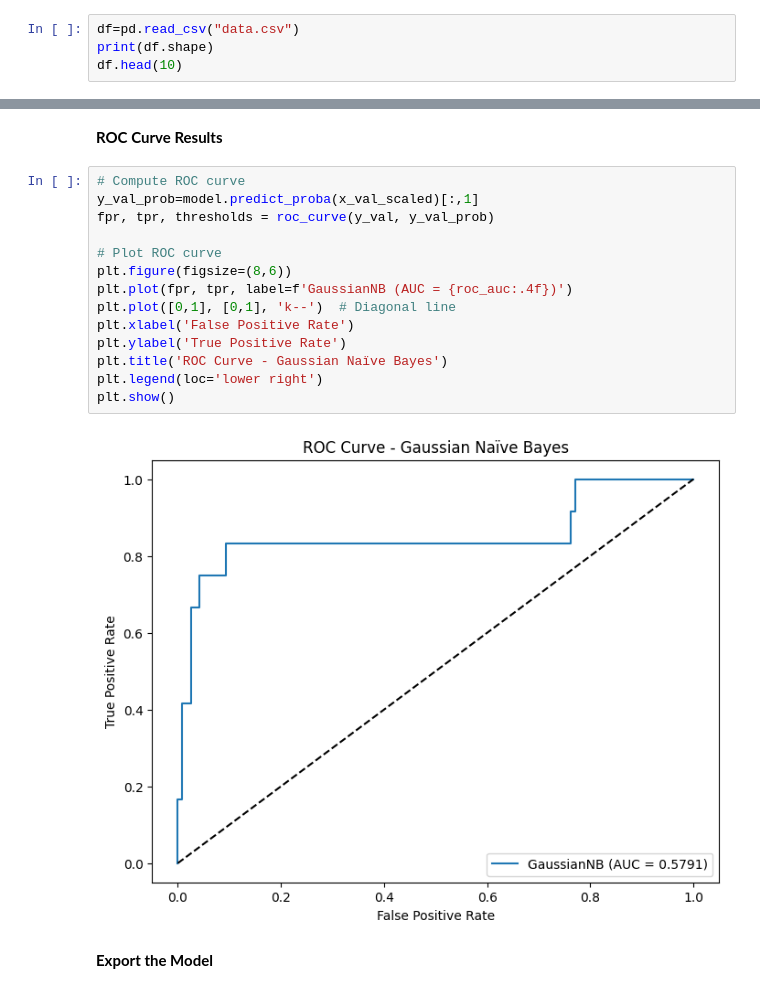
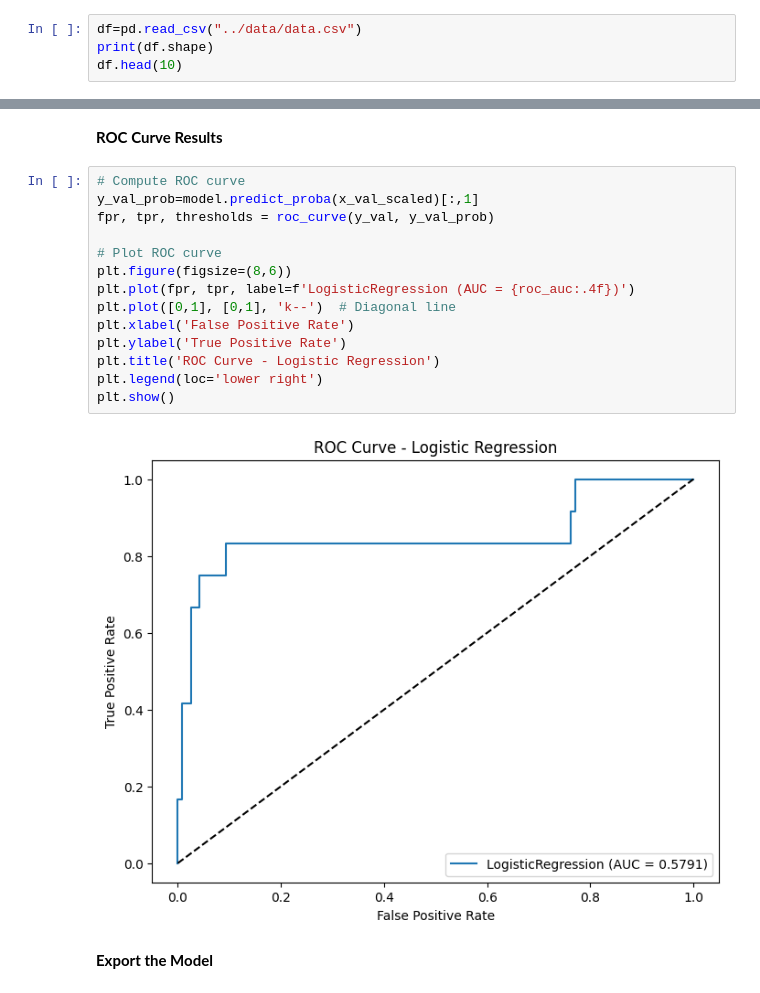
Before and after one commit to dizzydroid/ASU_SeniorProject_ML, a Jupyter notebook: notebooks/logistic_regression_nb.ipynb, the cells around one changed output, grey strips where cells are left out. Cells and saved outputs as stored; diff of their text form.

```diff
--- a/notebooks/logistic_regression_nb.ipynb
+++ b/notebooks/logistic_regression_nb.ipynb
@@ -14,7 +14,7 @@ from sklearn.metrics import accuracy_score, confusion_matrix, f1_score,precision
 # %% [markdown]
 **Read Data File**
 # %%
-df=pd.read_csv("data.csv")
+df=pd.read_csv("../data/data.csv")
 print(df.shape)
 df.head(10)
 # %% [output]
@@ -206,19 +206,19 @@ weighted avg       0.90      0.92      0.89       130
 # %%
 # Compute ROC curve
 y_val_prob=model.predict_proba(x_val_scaled)[:,1]
 fpr, tpr, thresholds = roc_curve(y_val, y_val_prob)
 
 # Plot ROC curve
 plt.figure(figsize=(8,6))
-plt.plot(fpr, tpr, label=f'GaussianNB (AUC = {roc_auc:.4f})')
+plt.plot(fpr, tpr, label=f'LogisticRegression (AUC = {roc_auc:.4f})')
 plt.plot([0,1], [0,1], 'k--')  # Diagonal line
 plt.xlabel('False Positive Rate')
 plt.ylabel('True Positive Rate')
-plt.title('ROC Curve - Gaussian Naïve Bayes')
+plt.title('ROC Curve - Logistic Regression')
 plt.legend(loc='lower right')
 plt.show()
 # %% [output]
-[figure, old version]
+[figure, new version]
 # %% [markdown]
 **Export the Model**
 # %%
```
Also changed, not shown: 4 other files.
